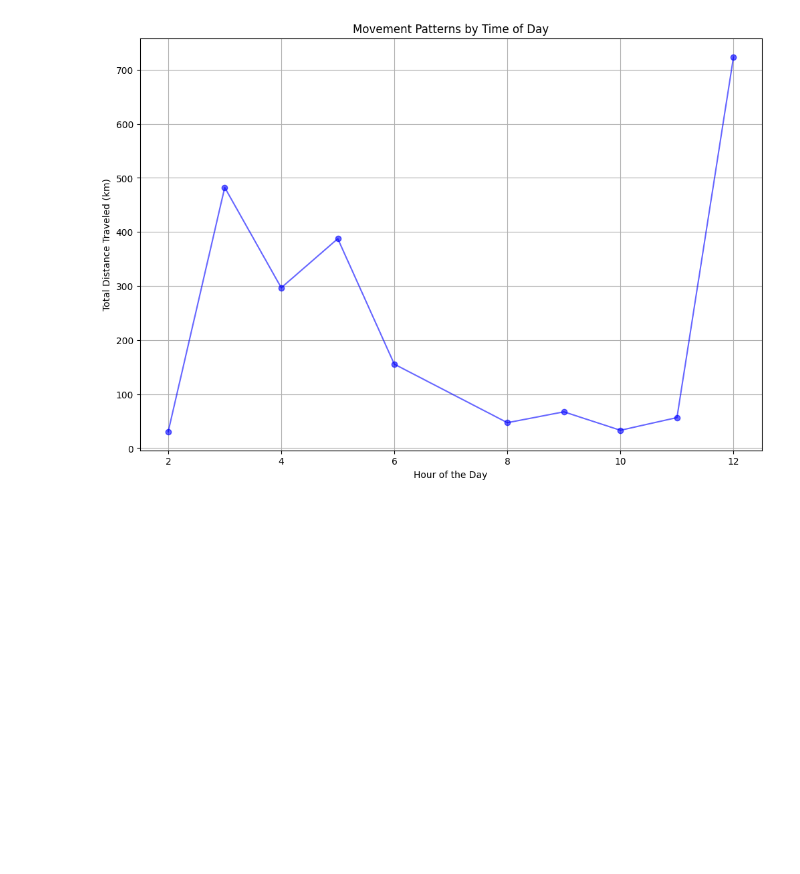
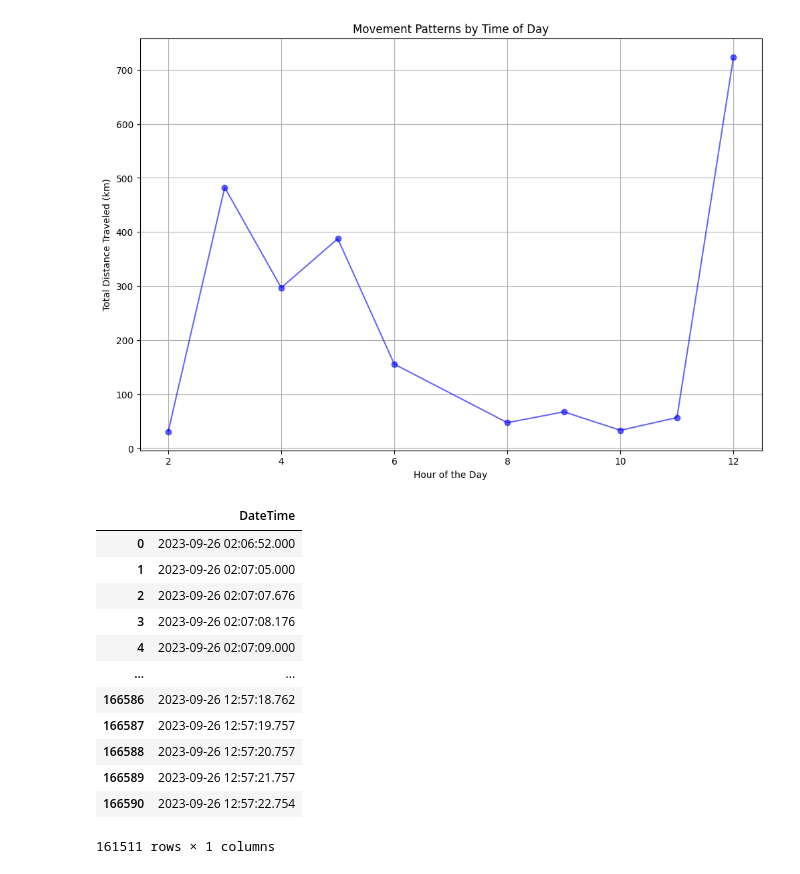
Before and after one commit to pshemach/GPS_Info, a Jupyter notebook: research/EDA_GPS_Data.ipynb, the cells around one changed output. Cells and saved outputs as stored; diff of their text form; code cells hidden in the pictures; blank space fills up the shorter version.

```diff
--- a/research/EDA_GPS_Data.ipynb
+++ b/research/EDA_GPS_Data.ipynb
@@ -92,0 +93,2 @@ Index(['Id', 'Longitude', 'Latitude', 'Accuracy', 'TimeStamp', 'Date',
+# %%
+gps_data['DeviceTime'] = pd.to_datetime(gps_data['DeviceTime'], format='%d/%m/%Y %I:%M:%S %p')
@@ -438,3 +456,19 @@ plt.show()
 2     4   296.738043
 4     6   155.425943
 [figure]
+# %%
+gps_data[['DateTime']]
+# %% [output]
+|  | DateTime |
+| 0 | 2023-09-26 02:06:52.000 |
+| 1 | 2023-09-26 02:07:05.000 |
+| 2 | 2023-09-26 02:07:07.676 |
+| 3 | 2023-09-26 02:07:08.176 |
+| 4 | 2023-09-26 02:07:09.000 |
+| ... | ... |
+| 166586 | 2023-09-26 12:57:18.762 |
+| 166587 | 2023-09-26 12:57:19.757 |
+| 166588 | 2023-09-26 12:57:20.757 |
+| 166589 | 2023-09-26 12:57:21.757 |
+| 166590 | 2023-09-26 12:57:22.754 |
+161511 rows × 1 columns
```
Also changed, not shown: parts of 3 cells of this notebook, 1 other file.
